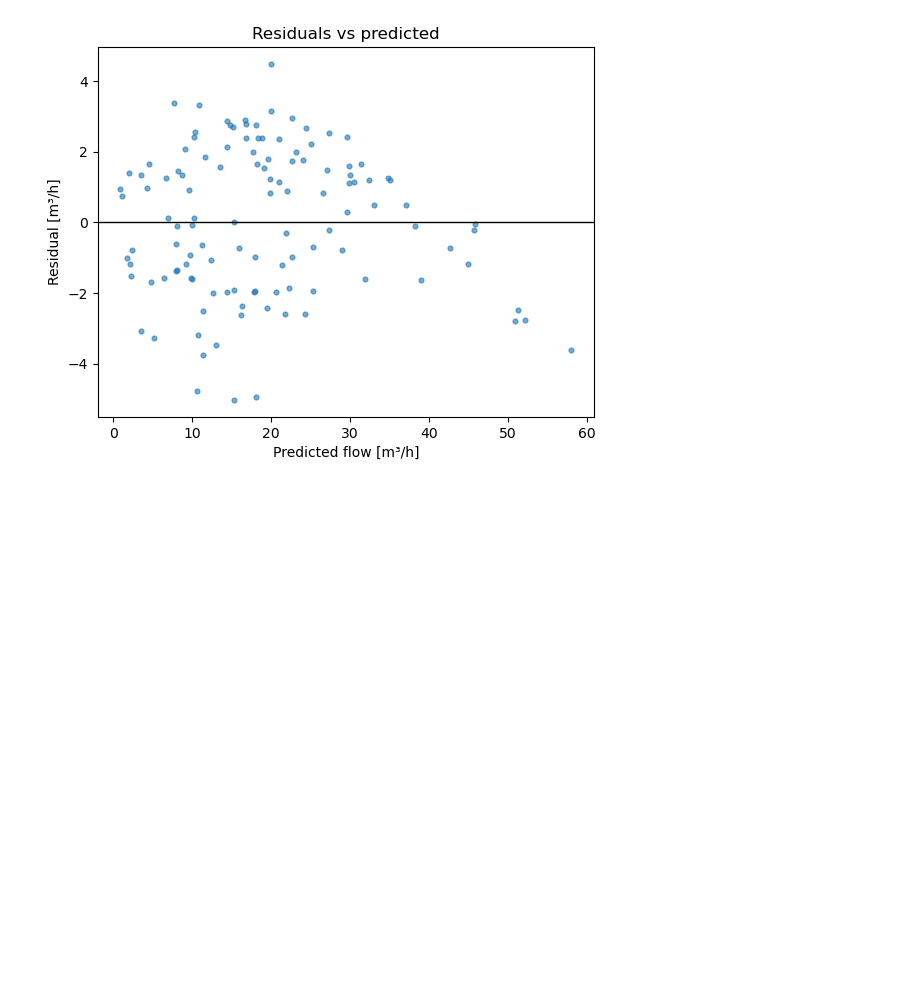
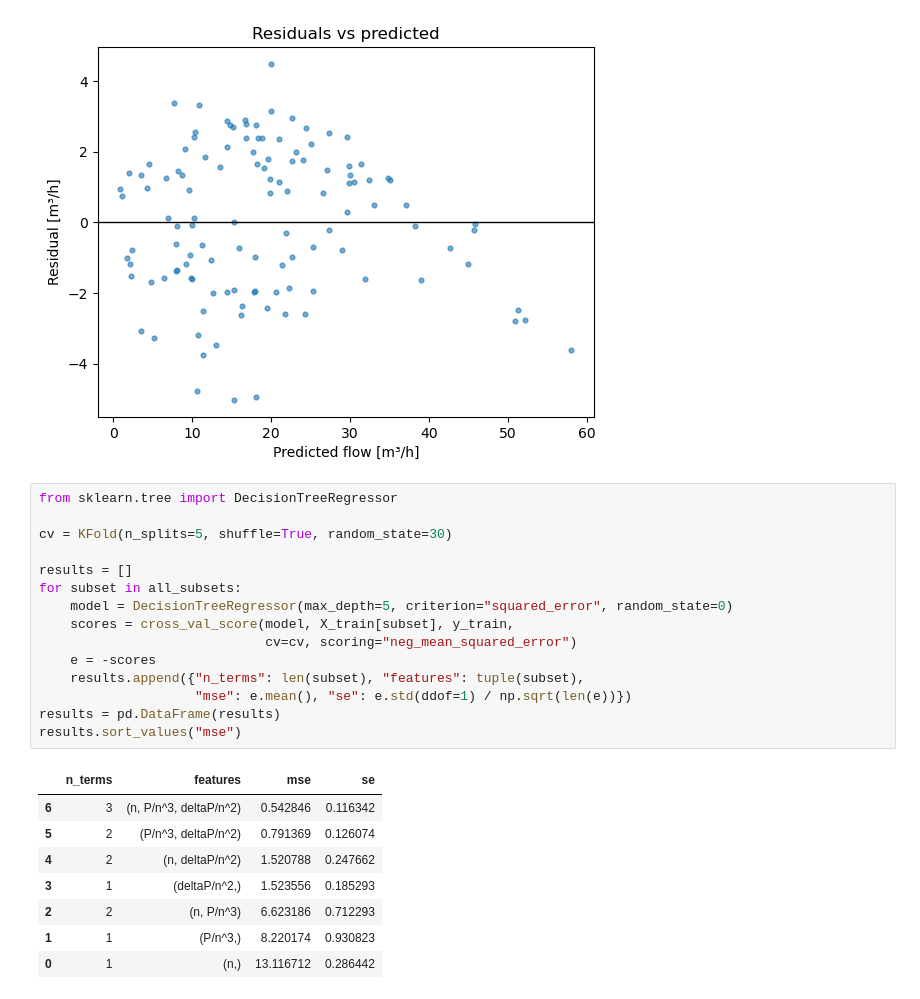
Before and after one commit to CapperTheRose16/Project-in-Machine-Learning, a Jupyter notebook: Case 1/Task_1.ipynb, the cells around one changed output. Drawn from its saved outputs; the diff is of its cells as text; blank space fills up the shorter version.

```diff
--- a/Task_1.ipynb
+++ b/Case 1/Task_1.ipynb
@@ -137,3 +137,27 @@ plt.title("Residuals vs predicted")
 plt.show()
 # %% [output]
 [figure]
+# %%
+from sklearn.tree import DecisionTreeRegressor
+
+cv = KFold(n_splits=5, shuffle=True, random_state=30)
+
+results = []
+for subset in all_subsets:
+    model = DecisionTreeRegressor(max_depth=5, criterion="squared_error", random_state=0)
+    scores = cross_val_score(model, X_train[subset], y_train,
+                             cv=cv, scoring="neg_mean_squared_error")
+    e = -scores
+    results.append({"n_terms": len(subset), "features": tuple(subset),
+                    "mse": e.mean(), "se": e.std(ddof=1) / np.sqrt(len(e))})
+results = pd.DataFrame(results)
+results.sort_values("mse")
+# %% [output]
+|  | n_terms | features | mse | se |
+| 6 | 3 | (n, P/n^3, deltaP/n^2) | 0.542846 | 0.116342 |
+| 5 | 2 | (P/n^3, deltaP/n^2) | 0.791369 | 0.126074 |
+| 4 | 2 | (n, deltaP/n^2) | 1.520788 | 0.247662 |
+| 3 | 1 | (deltaP/n^2,) | 1.523556 | 0.185293 |
+| 2 | 2 | (n, P/n^3) | 6.623186 | 0.712293 |
+| 1 | 1 | (P/n^3,) | 8.220174 | 0.930823 |
+| 0 | 1 | (n,) | 13.116712 | 0.286442 |
```
Also changed, not shown: parts of 2 cells of this notebook, 36 other files.
